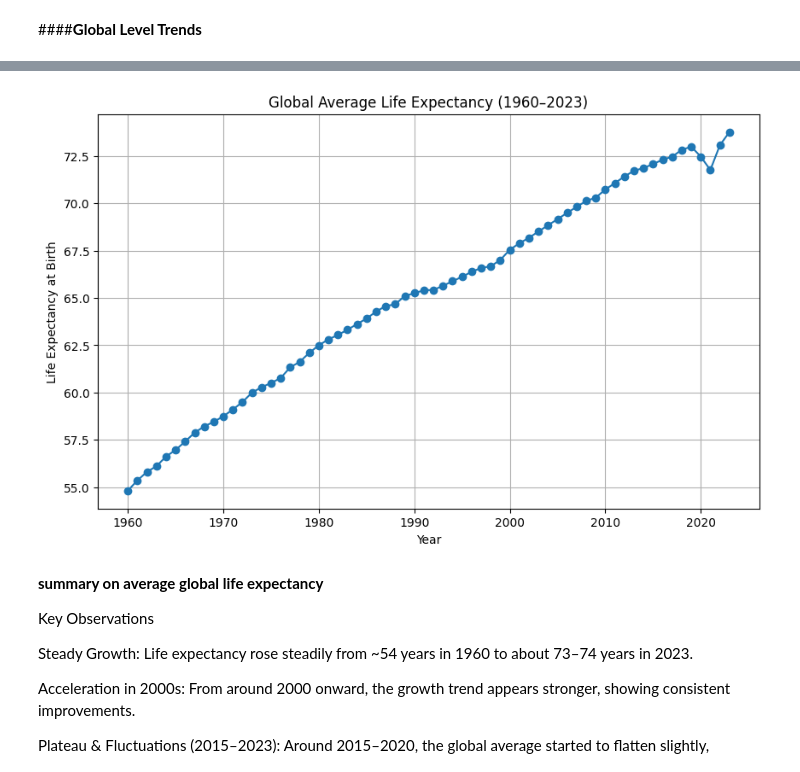
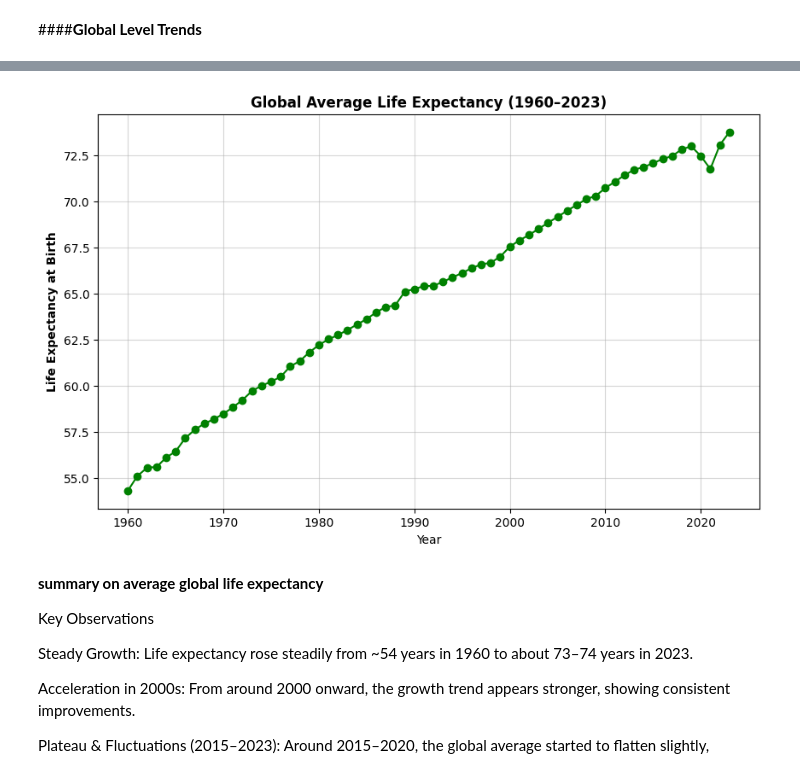
Before and after one commit to BrentOchieng/Global-Life-Expectancy-Trend-1960-2049, a Jupyter notebook: Global_Life_expectancy_Trends_(1960_2023).ipynb, the cells around one changed output, grey strips where cells are left out. Cells and saved outputs as stored; diff of their text form; code cells hidden in the pictures.

```diff
--- a/Global_Life_expectancy_Trends_(1960_2023).ipynb
+++ b/Global_Life_expectancy_Trends_(1960_2023).ipynb
@@ -247,12 +261,12 @@ Index(['Country Name', '1960', '1961', '1962', '1963', '1964', '1965', '1966',
 # %%
 #average life expectancy across the countries
 # Melting the wide format into long format
-# Get the list of year columns
+# Getting the list of year columns
 year_cols = [col for col in df.columns if col.isdigit()]
 
-df_long = df.melt(id_vars=["Country Name", "Country Code"], #keep the country columns as they are.
-                  value_vars=year_cols, # Melt the year columns
-                  var_name="Year", # take all those year columns (1960–2023) and put them into one new column called "Year".
+df_long = df.melt(id_vars=["Country Name"], #keeping the country columns as they are.
+                  value_vars=year_cols, # Melting the year columns
+                  var_name="Year", # taking all those year columns (1960–2023) and put them into one new column called "Year".
                   value_name="LifeExpectancy") # the values under each year become entries in a column called "LifeExpectancy".
 
 # Converting Year to integer
@@ -319,14 +333,14 @@ regional_trends = df_long.groupby(["Continent", "Year"])["Life Expectancy"].mean
 # %%
 # Plotting the global average life expectancy across the years
 plt.figure(figsize=(10,6))
-plt.plot(global_avg["Year"], global_avg["Global_Avg_LifeExpectancy"], marker="o")
-plt.title("Global Average Life Expectancy (1960–2023)")
+plt.plot(global_avg["Year"], global_avg["Global_Avg_LifeExpectancy"], marker="o", color='green')
+plt.title("Global Average Life Expectancy (1960–2023)", fontweight='bold')
 plt.xlabel("Year")
-plt.ylabel("Life Expectancy at Birth")
-plt.grid(True)
+plt.ylabel("Life Expectancy at Birth", fontweight='bold')
+plt.grid(True, alpha=0.5)
 plt.show()
 # %% [output]
-[figure, old version]
+[figure, new version]
 # %% [markdown]
 **summary on average global life expectancy**
 
```
Also changed, not shown: parts of 76 cells of this notebook.
